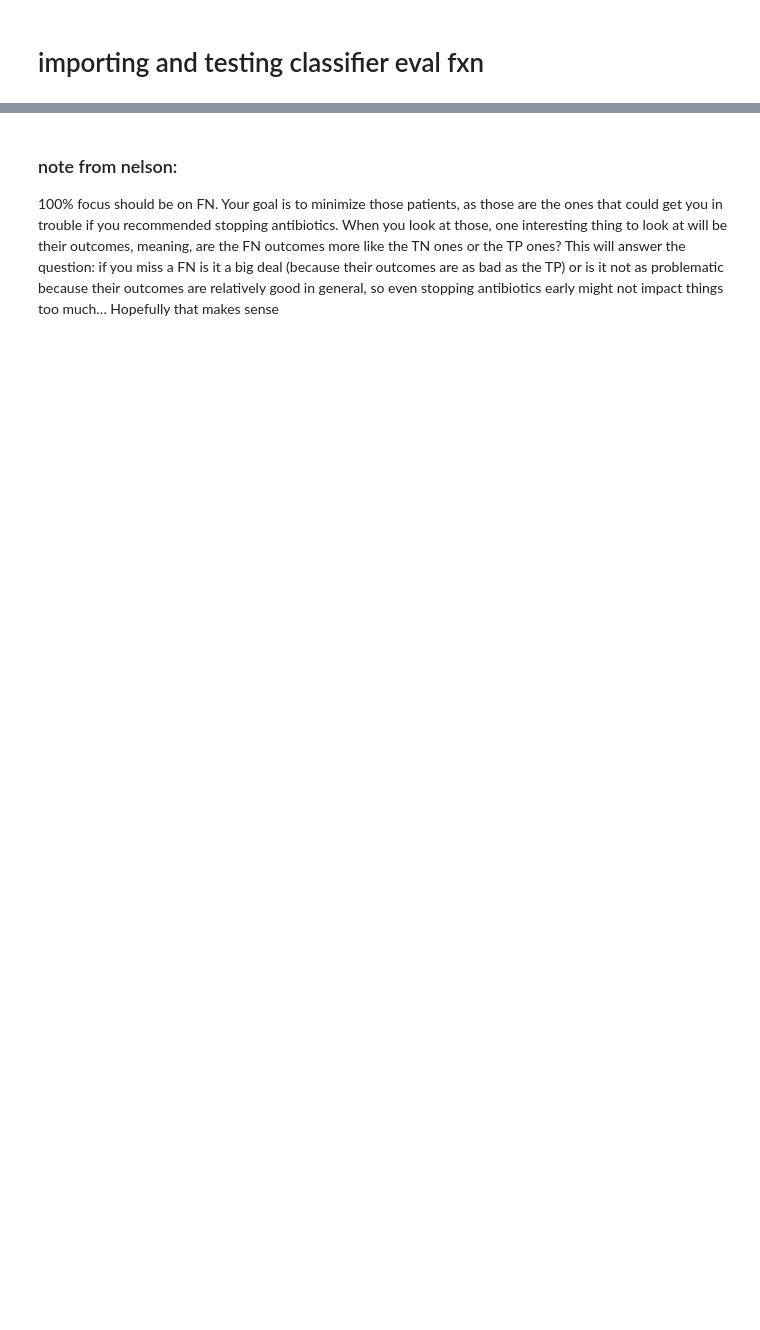
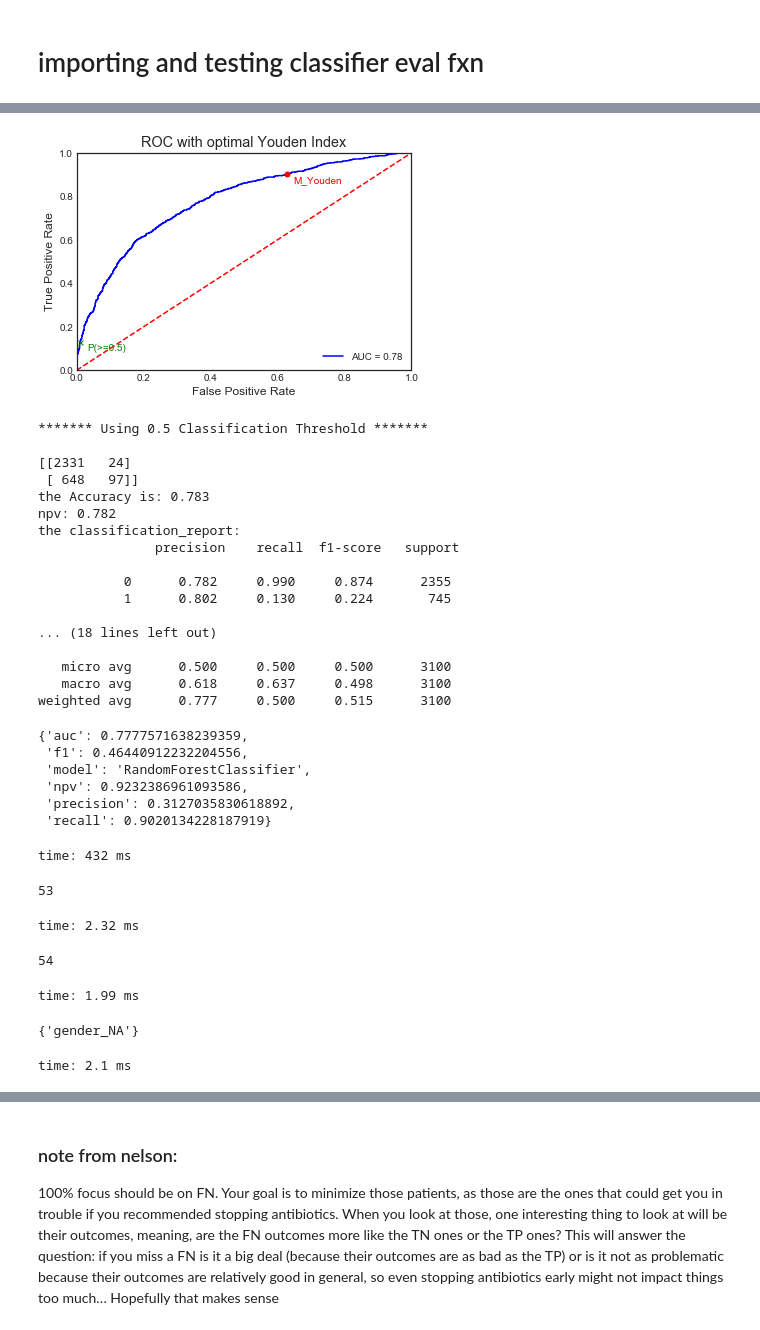
Before and after one commit to geickelb/mimiciii-antibiotics-opensource, a Jupyter notebook: notebooks/Exploratory/08-timewindow_model_evalutation2.ipynb, the cells around one changed output, grey strips where cells are left out. Saved outputs shown, nothing was run; the diff lists cells and outputs as text; code cells hidden in the pictures; blank space fills up the shorter version.

```diff
--- a/notebooks/Exploratory/08-timewindow_model_evalutation2.ipynb
+++ b/notebooks/Exploratory/08-timewindow_model_evalutation2.ipynb
@@ -330,3 +374,46 @@ time: 3.2 ms
+# %%
+classifier_eval(models_72_dic['rf'],x=x_test_24,y=y_test_24, save=False)
+# %% [output]
+[figure, added]
+******* Using 0.5 Classification Threshold *******
+
+[[2331   24]
+ [ 648   97]]
+the Accuracy is: 0.783
+npv: 0.782
+the classification_report:
+               precision    recall  f1-score   support
+
+           0      0.782     0.990     0.874      2355
+           1      0.802     0.130     0.224       745
+
+... (18 lines left out)
+
+   micro avg      0.500     0.500     0.500      3100
+   macro avg      0.618     0.637     0.498      3100
+weighted avg      0.777     0.500     0.515      3100
+{'auc': 0.7777571638239359,
+ 'f1': 0.46440912232204556,
+ 'model': 'RandomForestClassifier',
+ 'npv': 0.9232386961093586,
+ 'precision': 0.3127035830618892,
+ 'recall': 0.9020134228187919}
+time: 432 ms
+# %%
+len(list(x_test_24))
+# %% [output]
+53
+time: 2.32 ms
+# %%
+len(list(x_test_72))
+# %% [output]
+54
+time: 1.99 ms
+# %%
+set(x_test_72).difference(set(x_test_24))
+# %% [output]
+{'gender_NA'}
+time: 2.1 ms
 # %%
 def roc_publishing(model, x, y, proba_input=False,pos_label=1, print_default=True, model_name=None):
     import sklearn.metrics as metrics
```
Also changed, not shown: parts of 114 cells of this notebook.
